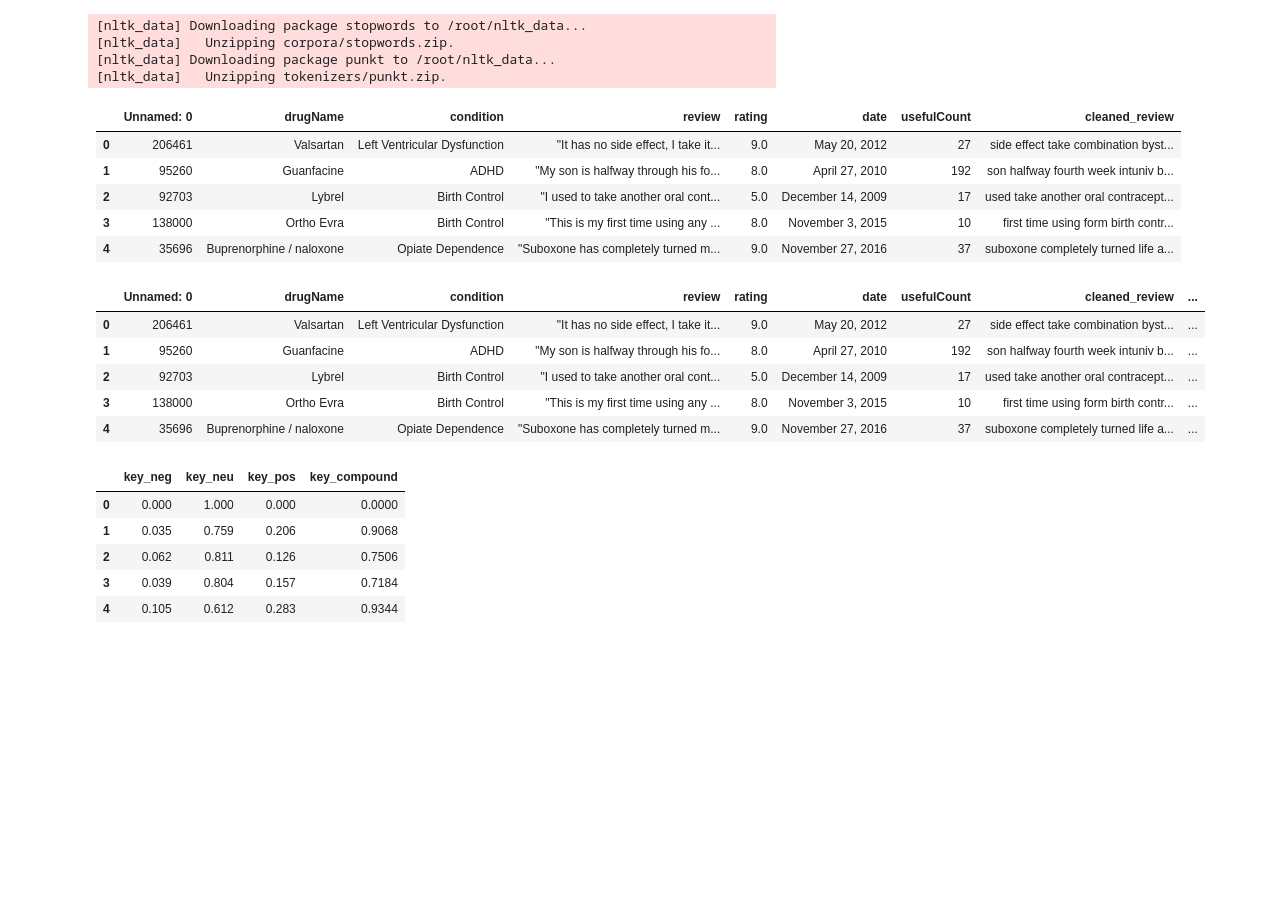
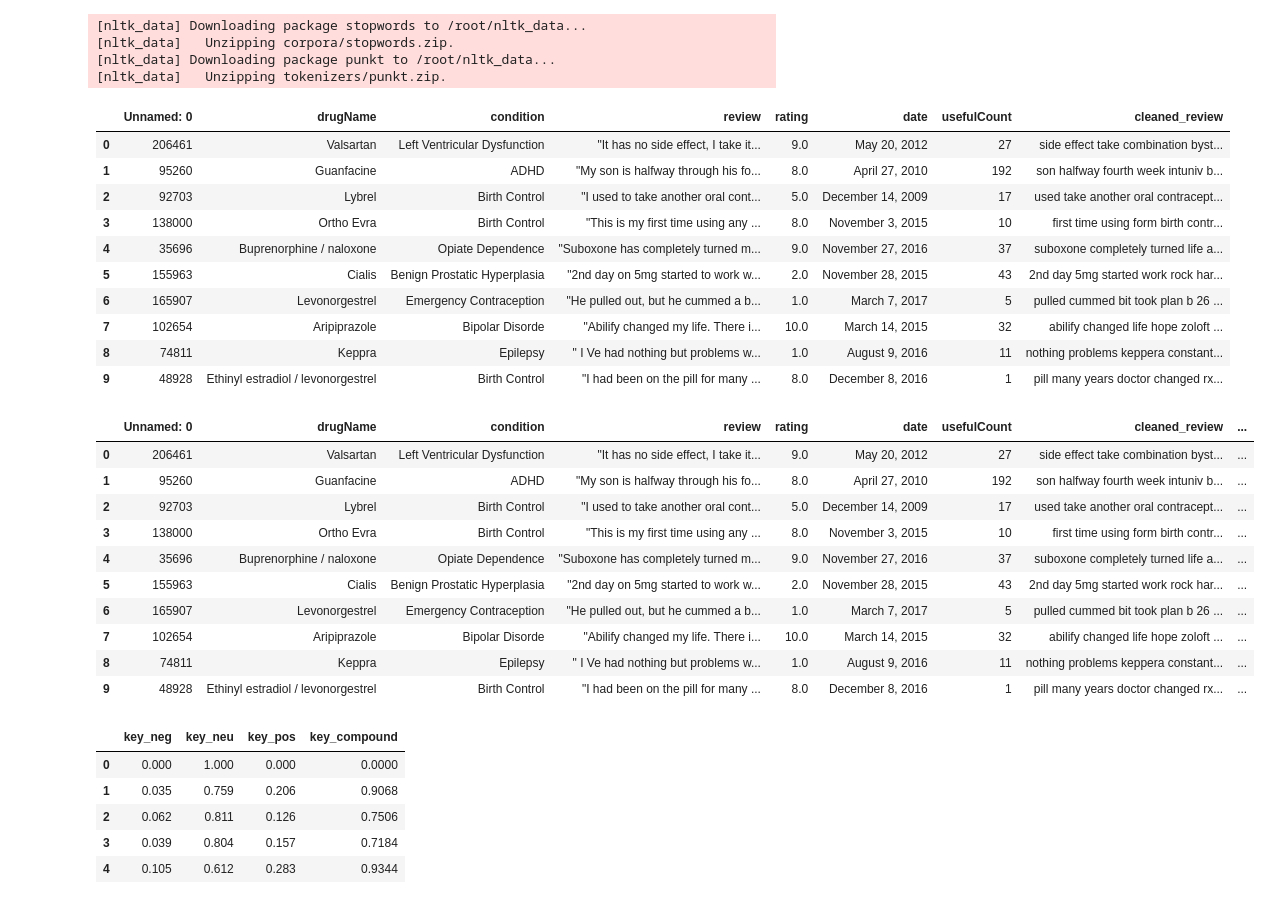
Before and after one commit to NiccoBene00/DrugCrossDomainSentimentAnalysis, a Jupyter notebook: Cross_Domain_SentimentAnlysis.ipynb, the cells around one changed output. Saved outputs shown, nothing was run; the diff lists cells and outputs as text; code cells hidden in the pictures; blank space fills up the shorter version.

```diff
--- a/Cross_Domain_SentimentAnlysis.ipynb
+++ b/Cross_Domain_SentimentAnlysis.ipynb
@@ -84,7 +84,7 @@ df['cleaned_review'] = df['review'].apply(preprocess_text)
 [nltk_data] Downloading package punkt to /root/nltk_data...
 [nltk_data]   Unzipping tokenizers/punkt.zip.
 # %%
-df.head()
+df.head(10)
 # %% [output]
 |  | Unnamed: 0 | drugName | condition | review | rating | date | usefulCount | cleaned_review |
 | 0 | 206461 | Valsartan | Left Ventricular Dysfunction | "It has no side effect, I take it... | 9.0 | May 20, 2012 | 27 | side effect take combination byst... |
@@ -92,6 +92,11 @@ df.head()
 | 2 | 92703 | Lybrel | Birth Control | "I used to take another oral cont... | 5.0 | December 14, 2009 | 17 | used take another oral contracept... |
 | 3 | 138000 | Ortho Evra | Birth Control | "This is my first time using any ... | 8.0 | November 3, 2015 | 10 | first time using form birth contr... |
 | 4 | 35696 | Buprenorphine / naloxone | Opiate Dependence | "Suboxone has completely turned m... | 9.0 | November 27, 2016 | 37 | suboxone completely turned life a... |
+| 5 | 155963 | Cialis | Benign Prostatic Hyperplasia | "2nd day on 5mg started to work w... | 2.0 | November 28, 2015 | 43 | 2nd day 5mg started work rock har... |
+| 6 | 165907 | Levonorgestrel | Emergency Contraception | "He pulled out, but he cummed a b... | 1.0 | March 7, 2017 | 5 | pulled cummed bit took plan b 26 ... |
+| 7 | 102654 | Aripiprazole | Bipolar Disorde | "Abilify changed my life. There i... | 10.0 | March 14, 2015 | 32 | abilify changed life hope zoloft ... |
+| 8 | 74811 | Keppra | Epilepsy | " I Ve had nothing but problems w... | 1.0 | August 9, 2016 | 11 | nothing problems keppera constant... |
+| 9 | 48928 | Ethinyl estradiol / levonorgestrel | Birth Control | "I had been on the pill for many ... | 8.0 | December 8, 2016 | 1 | pill many years doctor changed rx... |
 # %%
 analyser = SentimentIntensityAnalyzer()
 
@@ -111,14 +116,19 @@ dfstandardVD = df['standard_review-numberlist-VD']
 dfcleanVD = pd.DataFrame(dfcleanVD.tolist(), columns=['key_neg', 'key_neu', 'key_pos', 'key_compound'])
 dfstandardVD = pd.DataFrame(dfstandardVD.tolist(), columns=['key_neg', 'key_neu', 'key_pos', 'key_compound'])
 # %%
-df.head()
+df.head(10)
 # %% [output]
 |  | Unnamed: 0 | drugName | condition | review | rating | date | usefulCount | cleaned_review | ... |
 | 0 | 206461 | Valsartan | Left Ventricular Dysfunction | "It has no side effect, I take it... | 9.0 | May 20, 2012 | 27 | side effect take combination byst... | ... |
 | 1 | 95260 | Guanfacine | ADHD | "My son is halfway through his fo... | 8.0 | April 27, 2010 | 192 | son halfway fourth week intuniv b... | ... |
 | 2 | 92703 | Lybrel | Birth Control | "I used to take another oral cont... | 5.0 | December 14, 2009 | 17 | used take another oral contracept... | ... |
 | 3 | 138000 | Ortho Evra | Birth Control | "This is my first time using any ... | 8.0 | November 3, 2015 | 10 | first time using form birth contr... | ... |
 | 4 | 35696 | Buprenorphine / naloxone | Opiate Dependence | "Suboxone has completely turned m... | 9.0 | November 27, 2016 | 37 | suboxone completely turned life a... | ... |
+| 5 | 155963 | Cialis | Benign Prostatic Hyperplasia | "2nd day on 5mg started to work w... | 2.0 | November 28, 2015 | 43 | 2nd day 5mg started work rock har... | ... |
+| 6 | 165907 | Levonorgestrel | Emergency Contraception | "He pulled out, but he cummed a b... | 1.0 | March 7, 2017 | 5 | pulled cummed bit took plan b 26 ... | ... |
+| 7 | 102654 | Aripiprazole | Bipolar Disorde | "Abilify changed my life. There i... | 10.0 | March 14, 2015 | 32 | abilify changed life hope zoloft ... | ... |
+| 8 | 74811 | Keppra | Epilepsy | " I Ve had nothing but problems w... | 1.0 | August 9, 2016 | 11 | nothing problems keppera constant... | ... |
+| 9 | 48928 | Ethinyl estradiol / levonorgestrel | Birth Control | "I had been on the pill for many ... | 8.0 | December 8, 2016 | 1 | pill many years doctor changed rx... | ... |
 # %%
 dfcleanVD.head()
 # %% [output]
```
Also changed, not shown: parts of 7 cells of this notebook.
